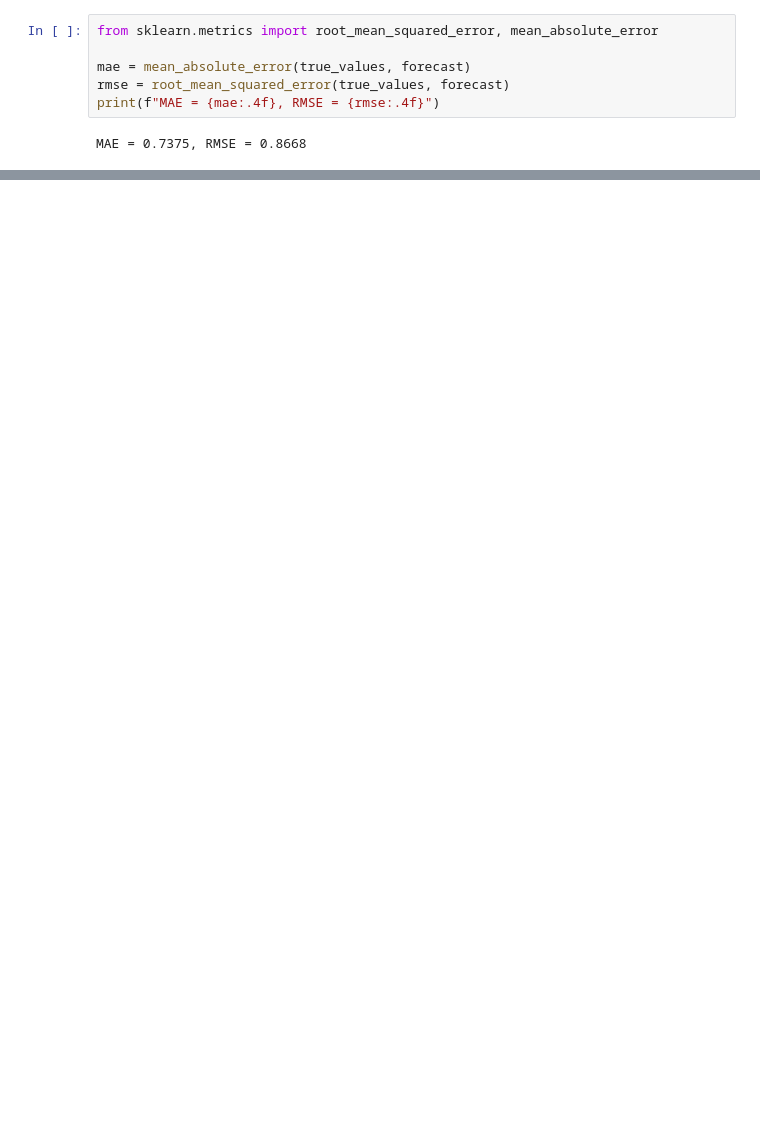
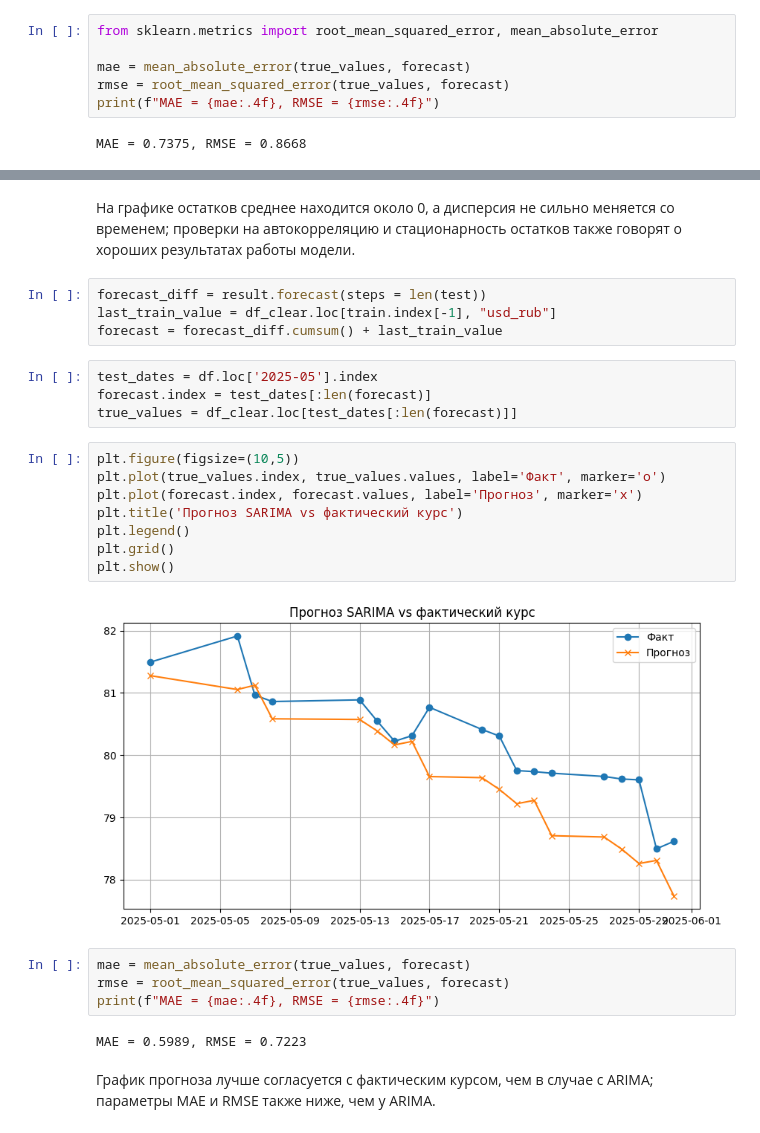
Before and after one commit to OspaNY/usd_to_rub_analysis, a Jupyter notebook: main.ipynb, the cells around one changed output, grey strips where cells are left out. Drawn from its saved outputs; the diff is of its cells as text; blank space fills up the shorter version.

```diff
--- a/main.ipynb
+++ b/main.ipynb
@@ -292,0 +281,28 @@ MAE = 0.7375, RMSE = 0.8668
+# %% [markdown]
+На графике остатков среднее находится около 0, а дисперсия не сильно меняется со временем; проверки на автокорреляцию и стационарность остатков также говорят о хороших результатах работы модели.
+# %%
+forecast_diff = result.forecast(steps = len(test))
+last_train_value = df_clear.loc[train.index[-1], "usd_rub"]
+forecast = forecast_diff.cumsum() + last_train_value
+# %%
+test_dates = df.loc['2025-05'].index
+forecast.index = test_dates[:len(forecast)]
+true_values = df_clear.loc[test_dates[:len(forecast)]]
+# %%
+plt.figure(figsize=(10,5))
+plt.plot(true_values.index, true_values.values, label='Факт', marker='o')
+plt.plot(forecast.index, forecast.values, label='Прогноз', marker='x')
+plt.title('Прогноз SARIMA vs фактический курс')
+plt.legend()
+plt.grid()
+plt.show()
+# %% [output]
+[figure, added]
+# %%
+mae = mean_absolute_error(true_values, forecast)
+rmse = root_mean_squared_error(true_values, forecast)
+print(f"MAE = {mae:.4f}, RMSE = {rmse:.4f}")
+# %% [output]
+MAE = 0.5989, RMSE = 0.7223
+# %% [markdown]
+График прогноза лучше согласуется с фактическим курсом, чем в случае с ARIMA; параметры MAE и RMSE также ниже, чем у ARIMA.
```
Also changed, not shown: parts of 9 cells of this notebook.
